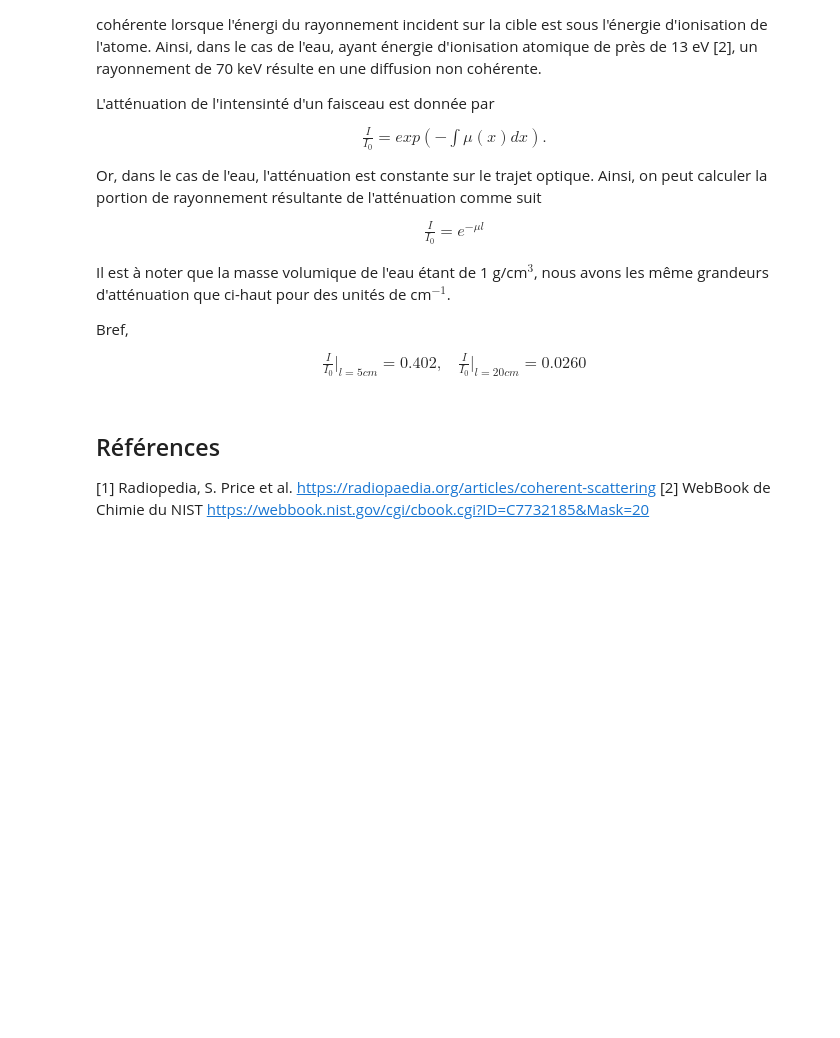
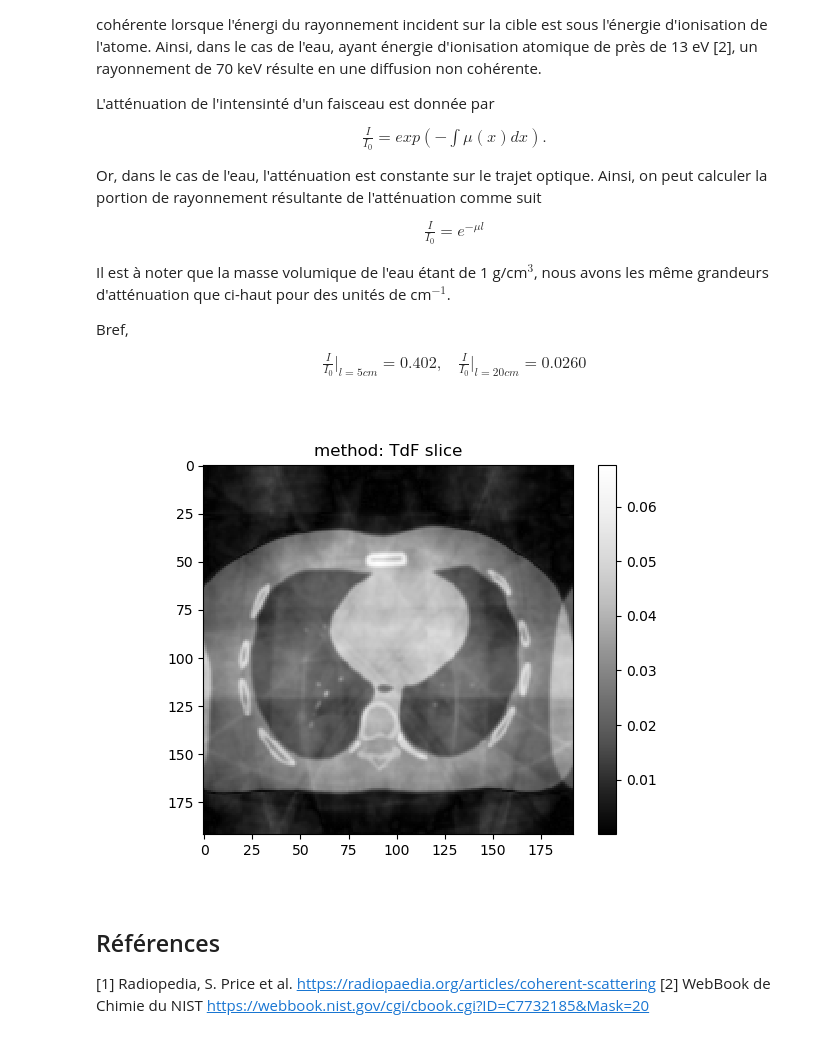
Before and after one commit to eliedl/Physique_numerique, a Jupyter notebook: TP5/Elie.ipynb, the cells around one changed output. Saved outputs shown, nothing was run; the diff lists cells and outputs as text; code cells hidden in the pictures; blank space fills up the shorter version.

```diff
--- a/TP5/Elie.ipynb
+++ b/TP5/Elie.ipynb
@@ -22,6 +22,11 @@ Bref,
 \begin{align}
  \frac{I}{I_0}\bigg|_{l=5cm} = 0.402, \ \ \ \ \frac{I}{I_0}\bigg|_{l=20cm} = 0.0260
 \end{align}
+# %%
+from IPython.display import Image
+Image(filename='TdF slice-20180426-114617.png')
+# %% [output]
+[figure, added]
 # %% [markdown]
 ## Références
 [1] Radiopedia, S. Price et al. https://radiopaedia.org/articles/coherent-scattering
```
Also changed, not shown: 5 other files.
